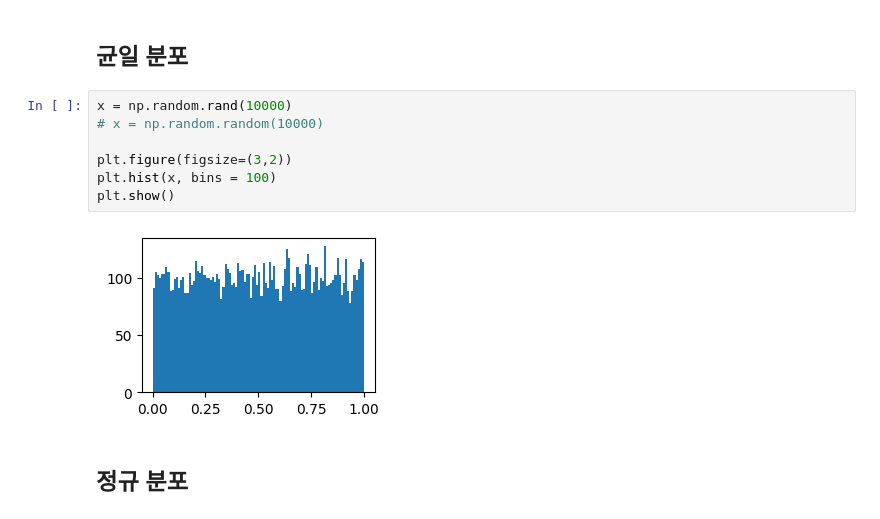
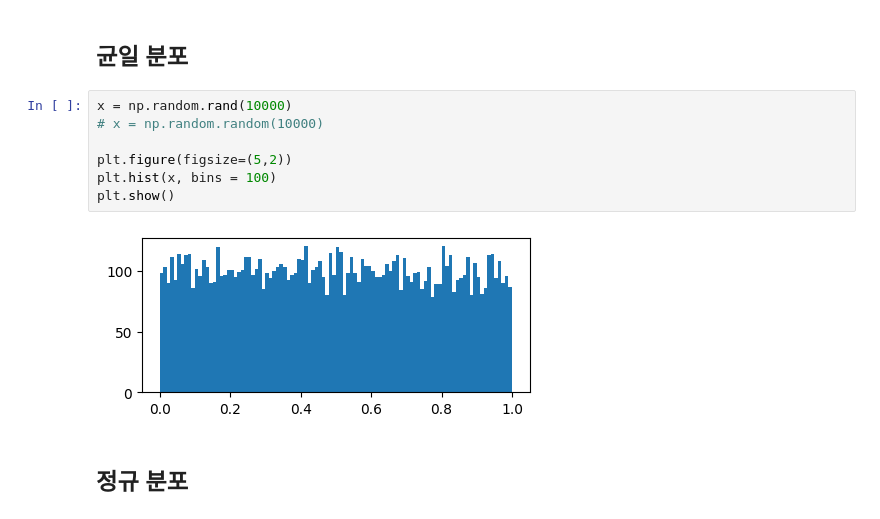
Before and after one commit to hooneychoi/python, a Jupyter notebook: numpy-random.ipynb, the cells around one changed output. Saved outputs shown, nothing was run; the diff lists cells and outputs as text.

```diff
--- a/numpy-random.ipynb
+++ b/numpy-random.ipynb
@@ -158,12 +158,12 @@ show_hist(42)
 # %%
 x = np.random.rand(10000)
 # x = np.random.random(10000)
 
-plt.figure(figsize=(3,2))
+plt.figure(figsize=(5,2))
 plt.hist(x, bins = 100)
 plt.show()
 # %% [output]
-[figure, old version]
+[figure, new version]
 # %% [markdown]
 ## 정규 분포
 # %%
```
Also changed, not shown: parts of 11 cells of this notebook, 6 other files.
